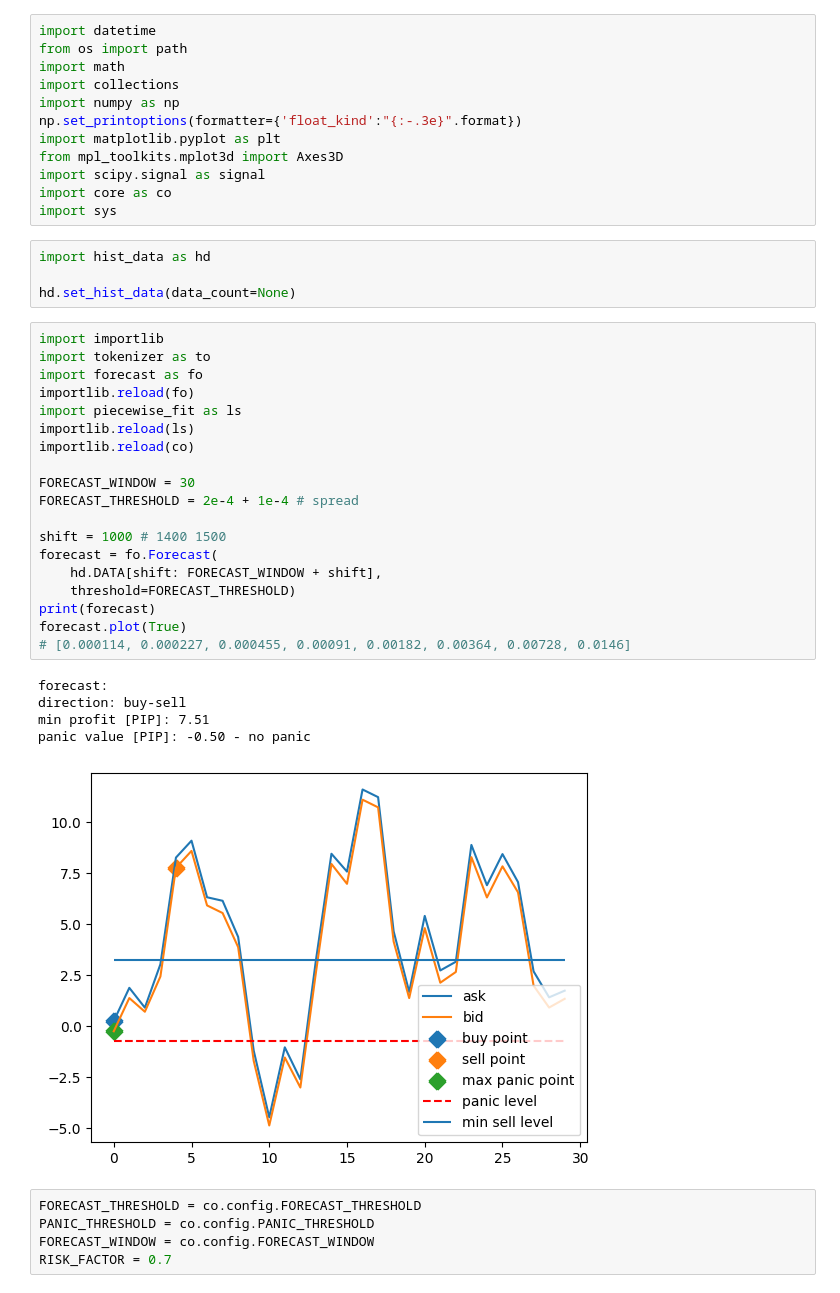
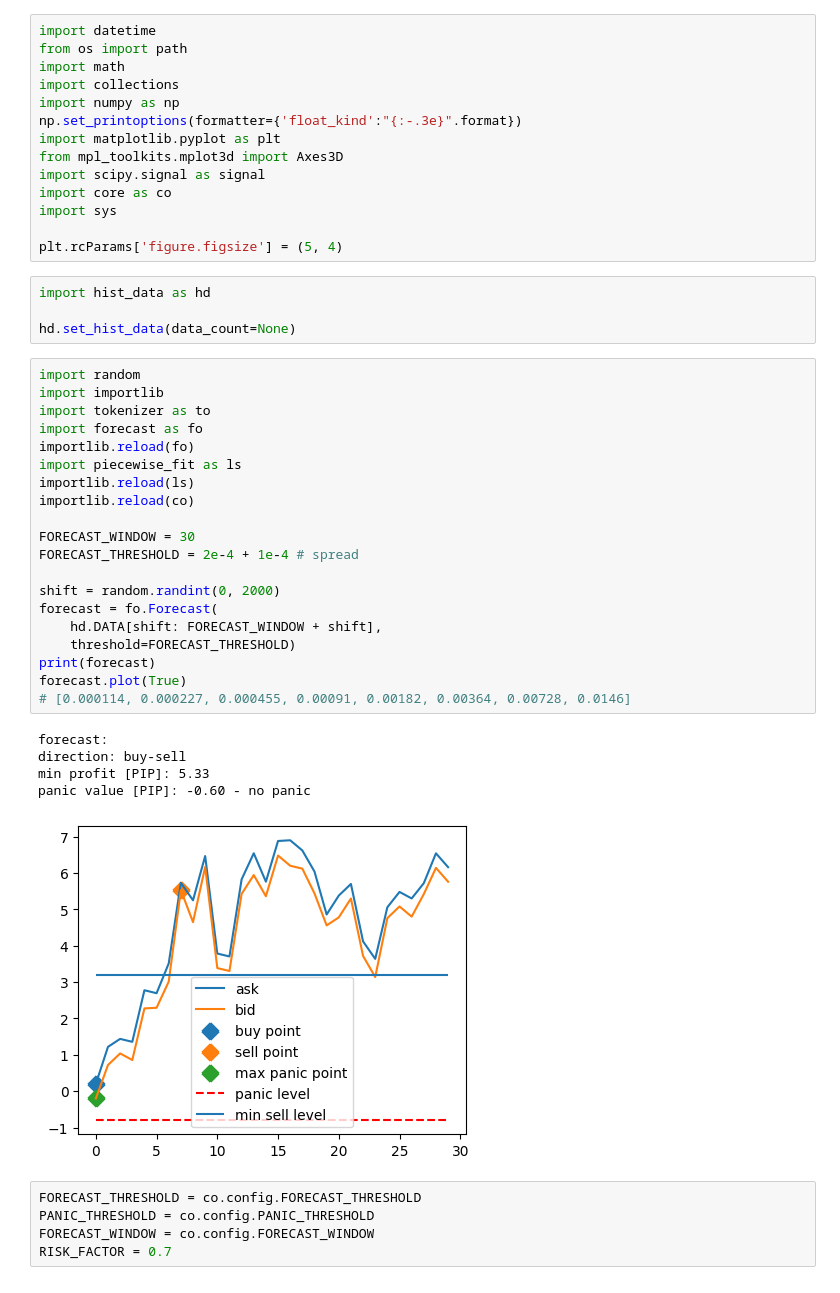
Before and after one commit to stefanzarembinski/szx81, a Jupyter notebook: src/forecast.ipynb, the cells around one changed output. Saved outputs shown, nothing was run; the diff lists cells and outputs as text.

```diff
--- a/src/forecast.ipynb
+++ b/src/forecast.ipynb
@@ -10,35 +10,38 @@ from mpl_toolkits.mplot3d import Axes3D
 import scipy.signal as signal
 import core as co
 import sys
+
+plt.rcParams['figure.figsize'] = (5, 4)
 # %%
 import hist_data as hd
 
 hd.set_hist_data(data_count=None)
 # %%
+import random
 import importlib
 import tokenizer as to
 import forecast as fo
 importlib.reload(fo)
 import piecewise_fit as ls
 importlib.reload(ls)
 importlib.reload(co)
 
 FORECAST_WINDOW = 30
 FORECAST_THRESHOLD = 2e-4 + 1e-4 # spread
 
-shift = 1000 # 1400 1500
+shift = random.randint(0, 2000)
 forecast = fo.Forecast(
     hd.DATA[shift: FORECAST_WINDOW + shift],
     threshold=FORECAST_THRESHOLD)
 print(forecast)
 forecast.plot(True)
 # [0.000114, 0.000227, 0.000455, 0.00091, 0.00182, 0.00364, 0.00728, 0.0146]
 # %% [output]
 forecast:
 direction: buy-sell
-min profit [PIP]: 7.51
-panic value [PIP]: -0.50 - no panic
+min profit [PIP]: 5.33
+panic value [PIP]: -0.60 - no panic
-[figure, old version]
+[figure, new version]
 # %%
 FORECAST_THRESHOLD = co.config.FORECAST_THRESHOLD
 PANIC_THRESHOLD = co.config.PANIC_THRESHOLD
```
Also changed, not shown: parts of 11 cells of this notebook.
